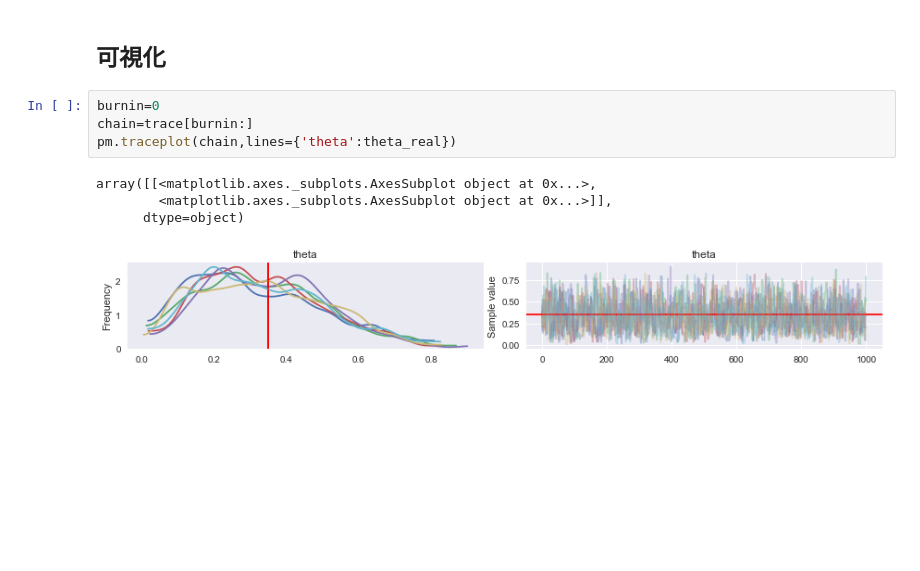
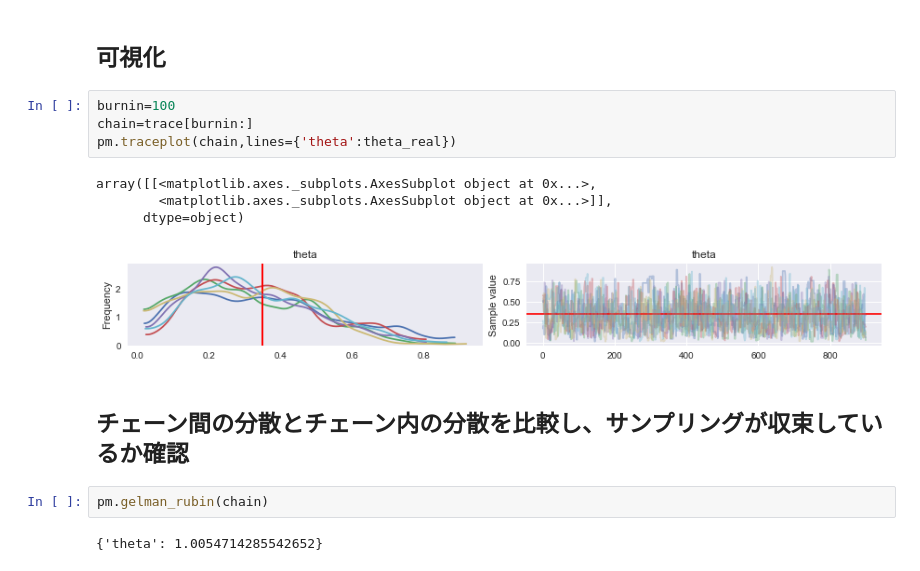
Before and after one commit to hiroaki8388/datascienceEdu, a Jupyter notebook: notebook/確率的プログラミング.ipynb, the cells around one changed output. Drawn from its saved outputs; the diff is of its cells as text; blank space fills up the shorter version.

```diff
--- a/notebook/確率的プログラミング.ipynb
+++ b/notebook/確率的プログラミング.ipynb
@@ -55,11 +55,17 @@ The number of effective samples is smaller than 25% for some parameters.
 # %% [markdown]
 ## 可視化
 # %%
-burnin=0
+burnin=100
 chain=trace[burnin:]
 pm.traceplot(chain,lines={'theta':theta_real})
 # %% [output]
 array([[<matplotlib.axes._subplots.AxesSubplot object at 0x...>,
         <matplotlib.axes._subplots.AxesSubplot object at 0x...>]],
       dtype=object)
-[figure, old version]
+[figure, new version]
+# %% [markdown]
+## チェーン間の分散とチェーン内の分散を比較し、サンプリングが収束しているか確認
+# %%
+pm.gelman_rubin(chain)
+# %% [output]
+{'theta': 1.0054714285542652}
```
Also changed, not shown: parts of 12 cells of this notebook.
